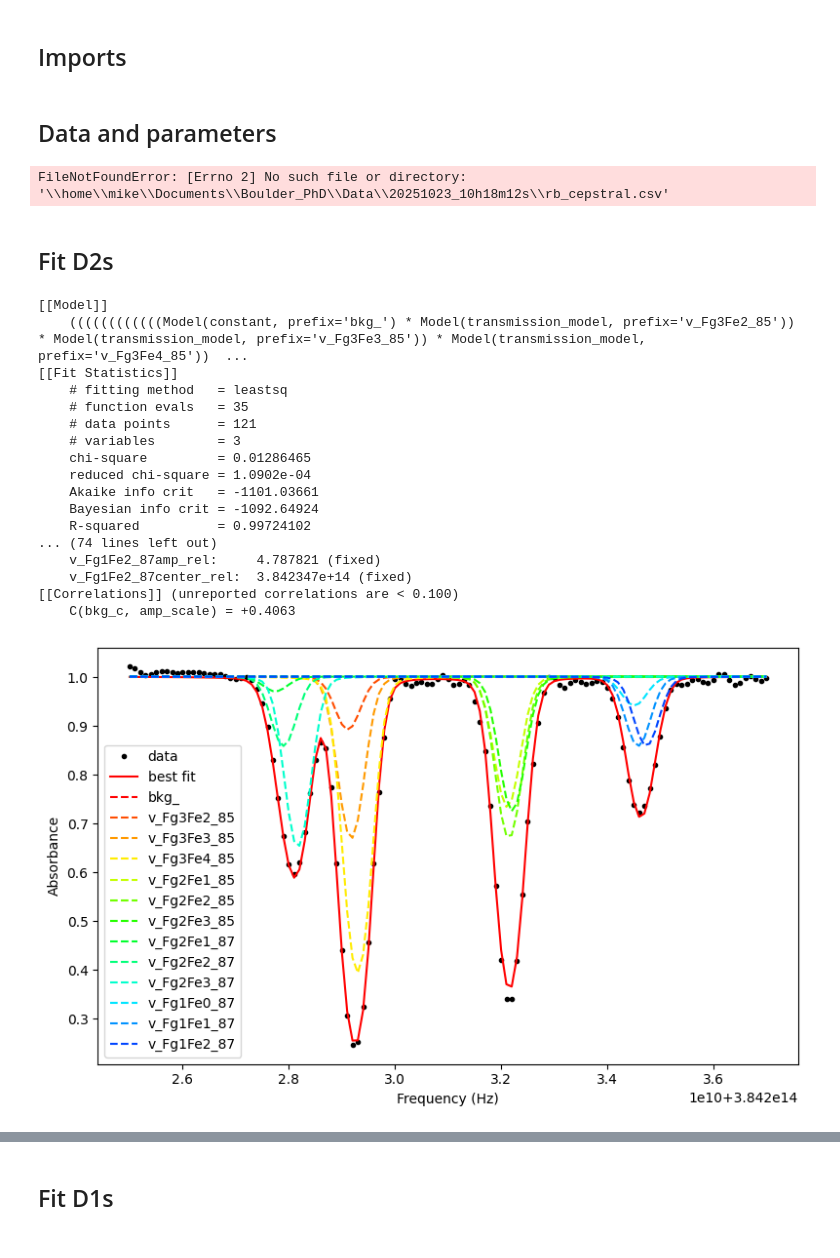
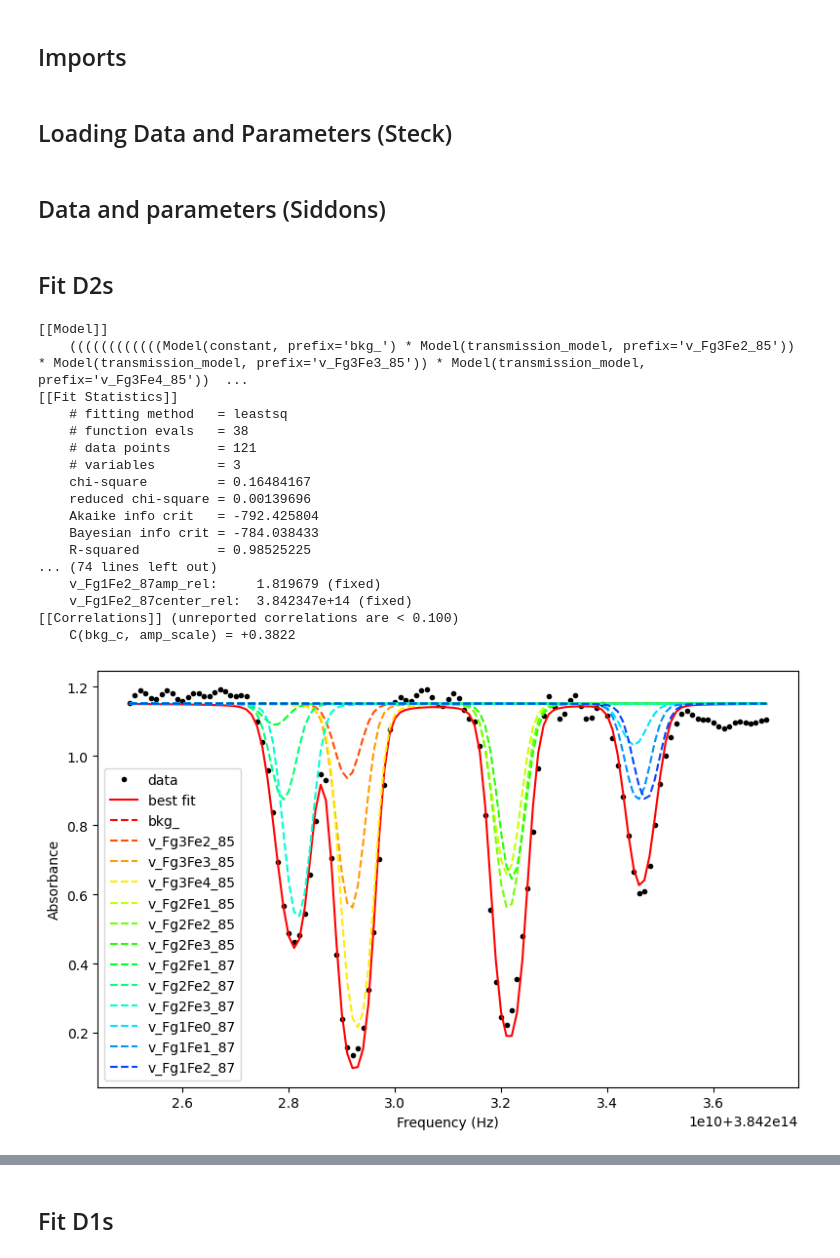
Before and after one commit to Seabear-attack/dev-table, a Jupyter notebook: Dual Comb/line_fit_rel.ipynb, the cells around one changed output, grey strips where cells are left out. Drawn from its saved outputs; the diff is of its cells as text; code cells hidden in the pictures.

```diff
--- a/Dual Comb/line_fit_rel.ipynb
+++ b/Dual Comb/line_fit_rel.ipynb
@@ -31,3 +34,5 @@ def pressure_torr(temp_K: float) -> float:
 
 def number_density(temp_K: float) -> float:
     return 133.323 * pressure_torr(temp_K) / (kB * temp_K)
+# %% [markdown]
+## Loading Data and Parameters (Steck)
@@ -34,10 +160,12 @@ def number_density(temp_K: float) -> float:
 # %% [markdown]
-## Data and parameters
+## Data and parameters (Siddons)
 # %%
+# datapath = Path(
+    # r'/home/mike/Documents/Boulder_PhD/Data/20251023_10h18m12s/rb_cepstral.csv')
 datapath = Path(
-    r'/home/mike/Documents/Boulder_PhD/Data/20251023_10h18m12s/rb_cepstral.csv')
+    r"C:\Users\mike\Documents\School\Research\Diddams\data\20251030_15h49m14s/rb_cepstral.csv")
 data = pd.read_csv(datapath)
-full_axis = data['Optical Axis (Hz)'].to_numpy()
+full_axis = data['Optical Axis (Hz)'].to_numpy() +3e8
 full_spectrum = data[' Real Spectrum'].to_numpy()
 
 # Experimental parameters
@@ -132,8 +260,6 @@ for line, isotopes in lines.items():
                     props['absorption'] = props['cf2'] * dipole_mat_element_D1 ** 2 * ratio_87 * \
                         number_density(
                             temp_K) / (nuc_spin_degen_87 * hbar * e0 * dop_sigmav_87)
-# %% [output]
-FileNotFoundError: [Errno 2] No such file or directory: '\\home\\mike\\Documents\\Boulder_PhD\\Data\\20251023_10h18m12s\\rb_cepstral.csv'
 # %% [markdown]
 ## Fit D2s
 # %%
@@ -151,7 +277,6 @@ params = model.make_params()
 params['bkg_c'].set(value=1)
 params.add('xoffset', value=0, min=-500e6, max=500e6)
 params.add('amp_scale', value=1e9)
-# params.add('Rb87_ratio', value=ratio_87, max=ratio_87+.1, min=ratio_87-.1)
 
 for isotope, transitions in lines['D2'].items():
     for transition, props in transitions.items():
@@ -202,40 +327,40 @@ plt.tight_layout()
 plt.show()
 
 # Unshifted line peaks
-peak_axis = np.linspace(np.min(axis), np.max(axis), int(1e7))
+peak_axis = np.linspace(np.min(axis), np.max(axis), int(1e6))
 unshift_params = result.params.copy()
 unshift_params['xoffset'].set(value=0)
 unshift_spectrum = result.eval(x=peak_axis, params=unshift_params)
 
 peaks_idx, peaks_props = find_peaks(-unshift_spectrum)
 peaks_freq = np.array([peak_axis[idx] for idx in peaks_idx])
 peaks_amp = result.eval(x=peaks_freq, params=unshift_params)
 print(peaks_freq)
 print(peaks_amp)
 plt.figure(figsize=(8, 5))
 plt.plot(axis, spectrum, 'k.', label='data')
 plt.plot(peak_axis, unshift_spectrum, 'r-', label='model')
 plt.plot(peaks_freq, peaks_amp, 'b.', label = 'peaks')
 plt.xlabel('Frequency (Hz)')
 plt.ylabel('Absorbance')
 plt.legend()
 plt.show()
 # %% [output]
 [[Model]]
     ((((((((((((Model(constant, prefix='bkg_') * Model(transmission_model, prefix='v_Fg3Fe2_85')) * Model(transmission_model, prefix='v_Fg3Fe3_85')) * Model(transmission_model, prefix='v_Fg3Fe4_85'))  ...
 [[Fit Statistics]]
     # fitting method   = leastsq
-    # function evals   = 35
+    # function evals   = 38
     # data points      = 121
     # variables        = 3
-    chi-square         = 0.01286465
-    reduced chi-square = 1.0902e-04
-    Akaike info crit   = -1101.03661
-    Bayesian info crit = -1092.64924
-    R-squared          = 0.99724102
+    chi-square         = 0.16484167
+    reduced chi-square = 0.00139696
+    Akaike info crit   = -792.425804
+    Bayesian info crit = -784.038433
+    R-squared          = 0.98525225
 ... (74 lines left out)
-    v_Fg1Fe2_87amp_rel:     4.787821 (fixed)
+    v_Fg1Fe2_87amp_rel:     1.819679 (fixed)
     v_Fg1Fe2_87center_rel:  3.842347e+14 (fixed)
 [[Correlations]] (unreported correlations are < 0.100)
-    C(bkg_c, amp_scale) = +0.4063
+    C(bkg_c, amp_scale) = +0.3822
-[figure, old version]
+[figure, new version]
```
Also changed, not shown: parts of 22 cells of this notebook, 1 other file.
